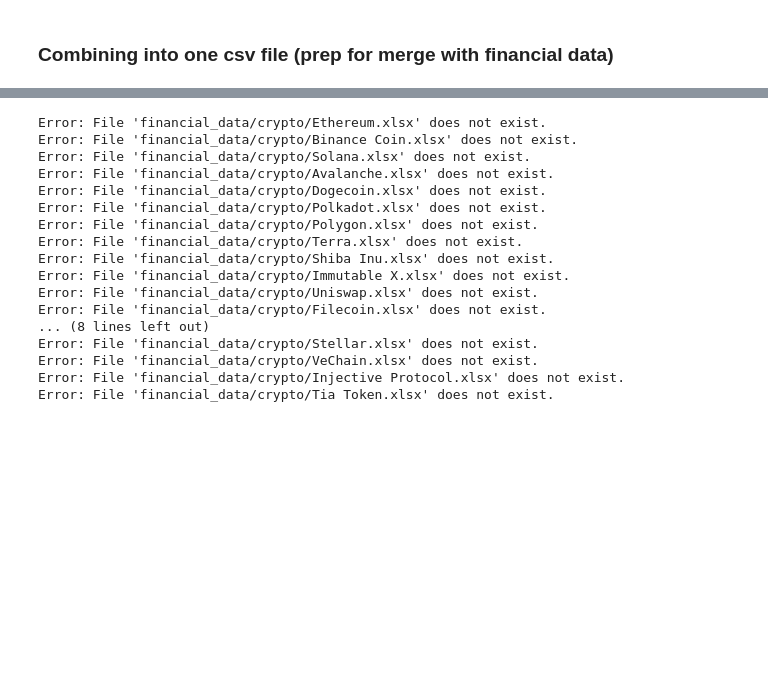
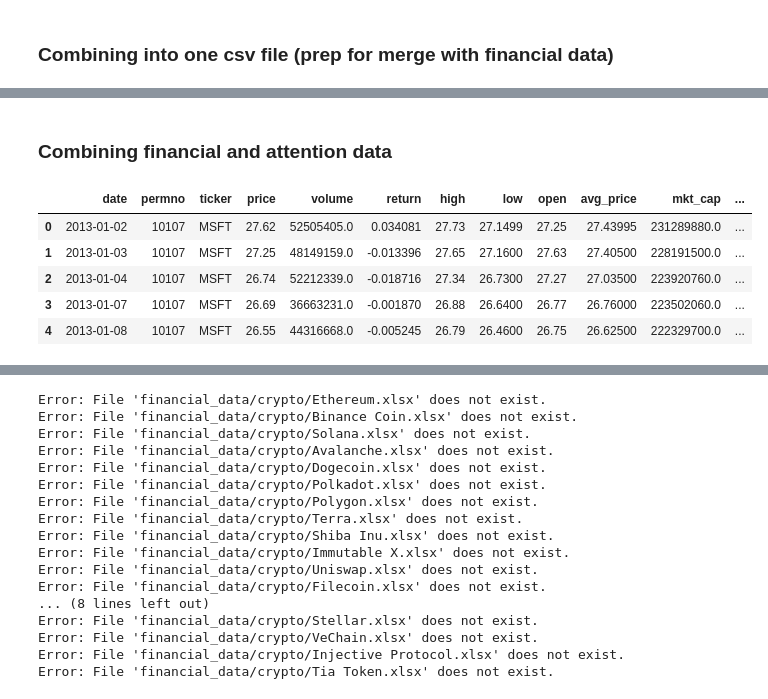
Before and after one commit to senaruetschlin/Investor_Attention, a Jupyter notebook: googletrends_AB_new.ipynb, the cells around one changed output, grey strips where cells are left out. Drawn from its saved outputs; the diff is of its cells as text; code cells hidden in the pictures; blank space fills up the shorter version.

```diff
--- a/googletrends_AB_new.ipynb
+++ b/googletrends_AB_new.ipynb
@@ -393,0 +383,12 @@ xlsx_to_csv(file_list)
+# %% [markdown]
+### Combining financial and attention data
+# %%
+financial_data_df = pd.read_csv("djia_daily_data_2013_2023_updated.csv")
+financial_data_df.head()
+# %% [output]
+|  | date | permno | ticker | price | volume | return | high | low | open | avg_price | mkt_cap | ... |
+| 0 | 2013-01-02 | 10107 | MSFT | 27.62 | 52505405.0 | 0.034081 | 27.73 | 27.1499 | 27.25 | 27.43995 | 231289880.0 | ... |
+| 1 | 2013-01-03 | 10107 | MSFT | 27.25 | 48149159.0 | -0.013396 | 27.65 | 27.1600 | 27.63 | 27.40500 | 228191500.0 | ... |
+| 2 | 2013-01-04 | 10107 | MSFT | 26.74 | 52212339.0 | -0.018716 | 27.34 | 26.7300 | 27.27 | 27.03500 | 223920760.0 | ... |
+| 3 | 2013-01-07 | 10107 | MSFT | 26.69 | 36663231.0 | -0.001870 | 26.88 | 26.6400 | 26.77 | 26.76000 | 223502060.0 | ... |
+| 4 | 2013-01-08 | 10107 | MSFT | 26.55 | 44316668.0 | -0.005245 | 26.79 | 26.4600 | 26.75 | 26.62500 | 222329700.0 | ... |
```
Also changed, not shown: parts of 25 cells of this notebook, 6 other files.
